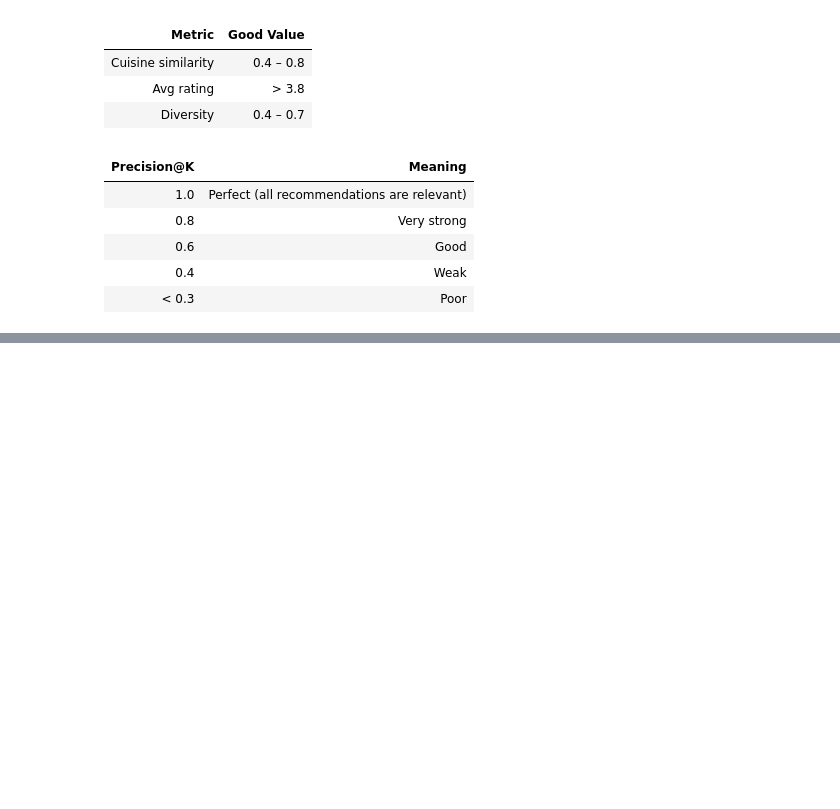
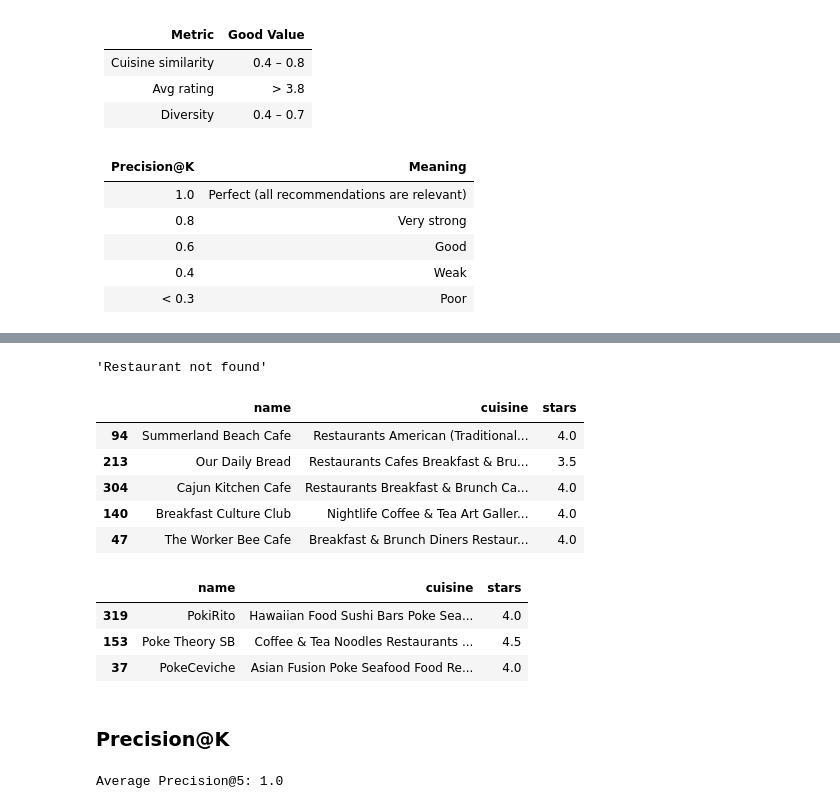
Before and after one commit to triwatana/catastematch-restaurant-recommender, a Jupyter notebook: hybrid_filtering/content_based_filtering.ipynb, the cells around one changed output, grey strips where cells are left out. Drawn from its saved outputs; the diff is of its cells as text; code cells hidden in the pictures; blank space fills up the shorter version.

Commit message:
feat: updated content based filtering

```diff
--- a/hybrid_filtering/content_based_filtering.ipynb
+++ b/hybrid_filtering/content_based_filtering.ipynb
@@ -503,0 +335,5 @@ The Thirsty Koala precision@5: 0.8
+# %%
+# Merge business and review data
+df = pd.merge(business_df, review_df, on="business_id")
+
+df = df.rename(columns={"stars_x": "stars"})
@@ -503,0 +343,5 @@ The Thirsty Koala precision@5: 0.8
+# %%
+# Create combined features for content-based filtering
+df["cuisine"] = df["categories"].fillna("").str.replace(",", " ")
+df["location"] = df["city"]
+df["review_text"] = df["text"].fillna("")
@@ -503,0 +408,56 @@ The Thirsty Koala precision@5: 0.8
+# %%
+# Vectorize features using TF-IDF and compute cosine similarity
+from sklearn.feature_extraction.text import TfidfVectorizer
+from sklearn.metrics.pairwise import cosine_similarity
+
+tfidf = TfidfVectorizer(
+    stop_words="english",
+    ngram_range=(1,2)
+)
+
+tfidf_matrix = tfidf.fit_transform(df_grouped["features"])
+
+cosine_sim = cosine_similarity(tfidf_matrix, tfidf_matrix)
+# %%
+# Create a mapping of restaurant names to indices
+indices = pd.Series(df_grouped.index, index=df_grouped["name"]).groupby(level=0).first()
+
+# Recommendation function
+def recommend_restaurants(name, top_n=5):
+
+    if name not in indices:
+        return "Restaurant not found"
+
+    idx = indices[name]
+
+    sim_scores = list(enumerate(cosine_sim[idx]))
+    sim_scores = sorted(sim_scores, key=lambda x: x[1], reverse=True)[1:top_n+1]
+
+    restaurant_indices = [i[0] for i in sim_scores]
+
+    return df_grouped[["name","cuisine","stars"]].iloc[restaurant_indices]
+# %%
+# Test the recommendation function with a non-existent restaurant
+recommend_restaurants("Fake Restaurant")
+# %% [output]
+'Restaurant not found'
+# %%
+# Test the recommendation function with a real restaurant
+recommend_restaurants("Helena Avenue Bakery", top_n=5)
+# %% [output]
+|  | name | cuisine | stars |
+| 94 | Summerland Beach Cafe | Restaurants American (Traditional... | 4.0 |
+| 213 | Our Daily Bread | Restaurants Cafes Breakfast & Bru... | 3.5 |
+| 304 | Cajun Kitchen Cafe | Restaurants Breakfast & Brunch Ca... | 4.0 |
+| 140 | Breakfast Culture Club | Nightlife Coffee & Tea Art Galler... | 4.0 |
+| 47 | The Worker Bee Cafe | Breakfast & Brunch Diners Restaur... | 4.0 |
+# %%
+# Test the recommendation function with a real restaurant
+recommend_restaurants("Choppa Poke", top_n=3)
+# %% [output]
+|  | name | cuisine | stars |
+| 319 | PokiRito | Hawaiian Food Sushi Bars Poke Sea... | 4.0 |
+| 153 | Poke Theory SB | Coffee & Tea Noodles Restaurants ... | 4.5 |
+| 37 | PokeCeviche | Asian Fusion Poke Seafood Food Re... | 4.0 |
+# %% [markdown]
+### Precision@K
@@ -503,0 +485,9 @@ The Thirsty Koala precision@5: 0.8
+# %%
+# Test the recommendation function
+sample_names = df_grouped["name"].sample(10)
+
+scores = [precision_at_k(name, 5) for name in sample_names]
+
+print("Average Precision@5:", sum(scores)/len(scores))
+# %% [output]
+Average Precision@5: 1.0
```
Also changed, not shown: parts of 41 cells of this notebook.
